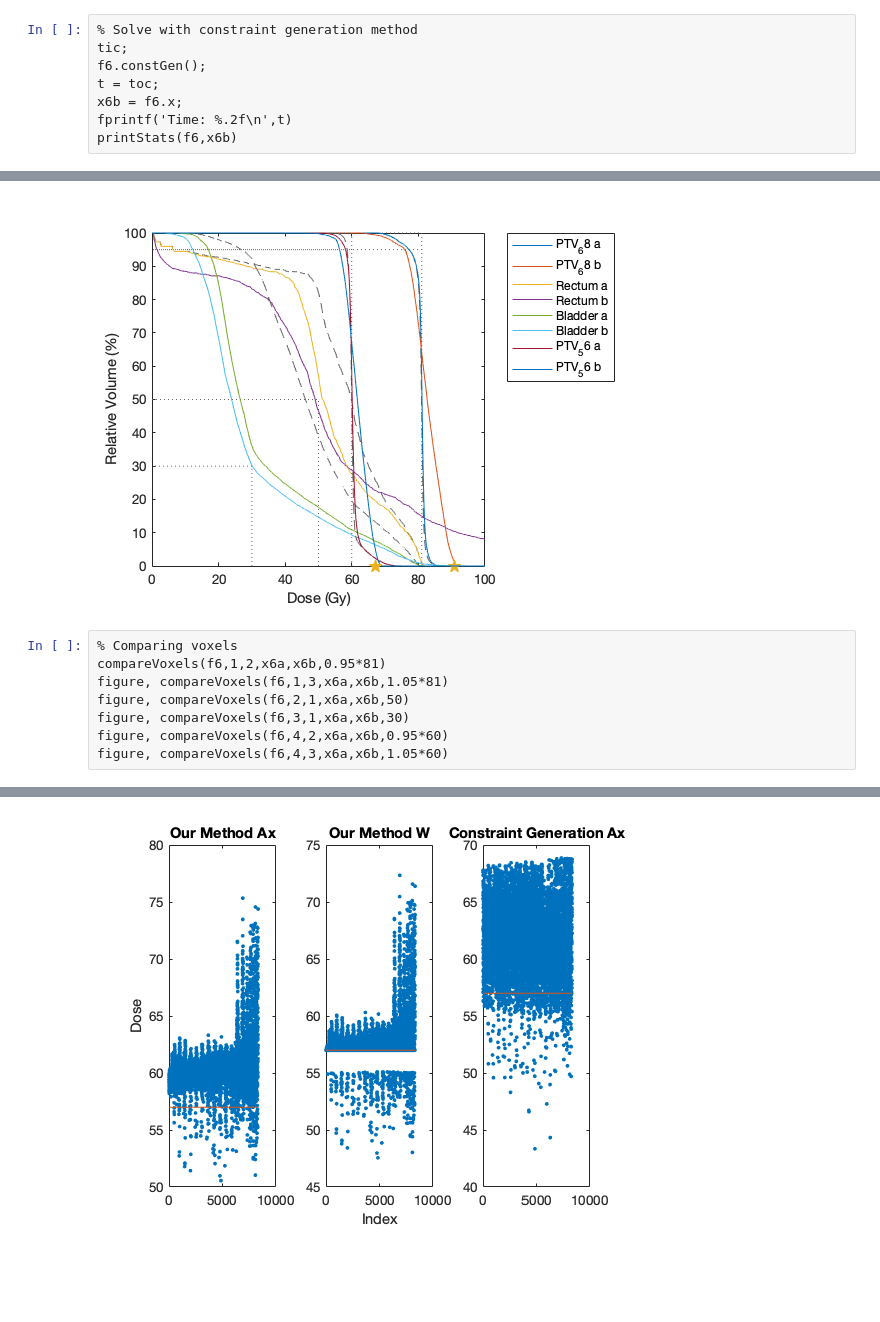
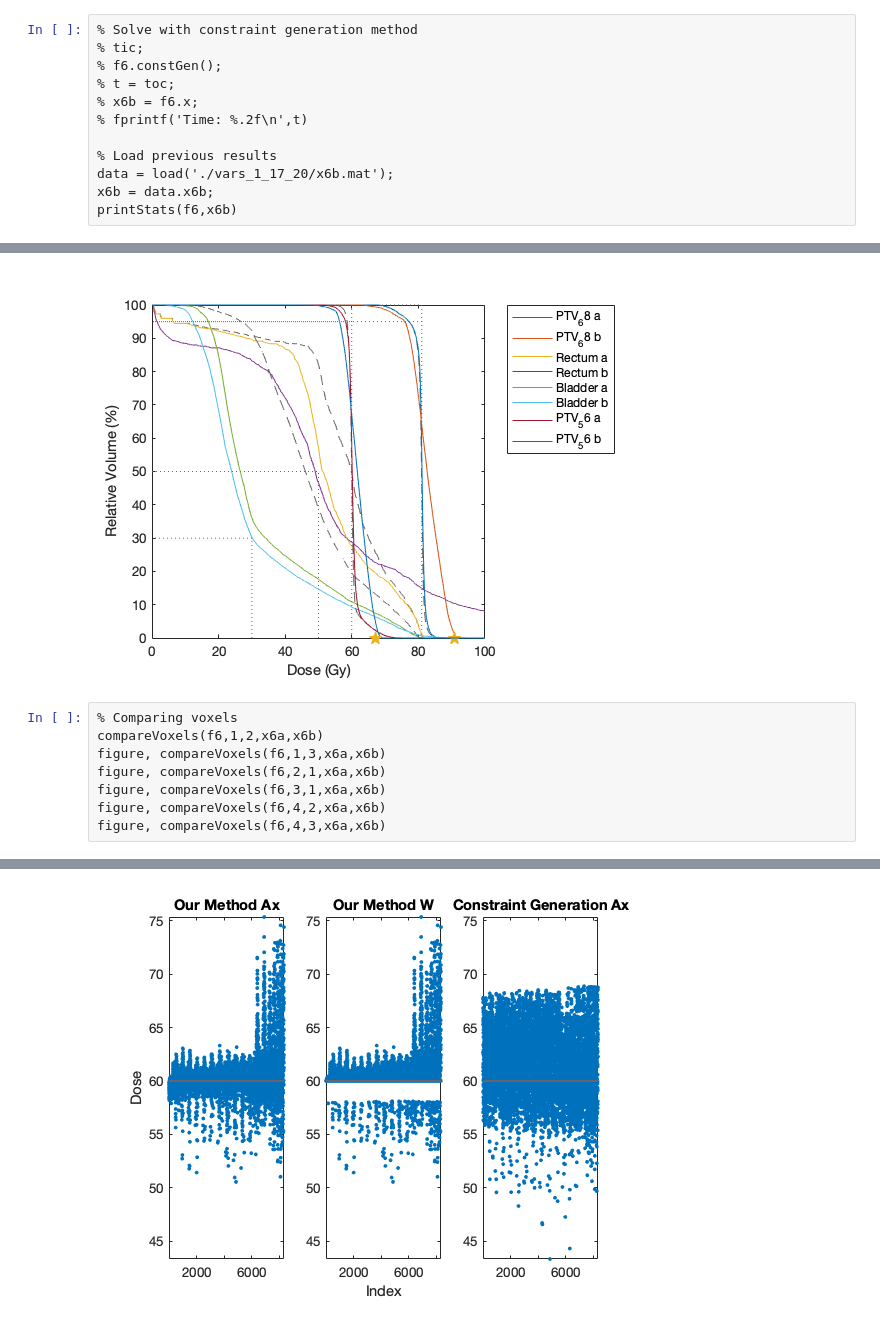
Before and after one commit to kels271828/FluenceMapOpt, a Jupyter notebook: cgmComparison.ipynb, the cells around one changed output, grey strips where cells are left out. Saved outputs shown, nothing was run; the diff lists cells and outputs as text; blank space fills up the shorter version.

Commit message:
fixed dose comparison plots

```diff
--- a/cgmComparison.ipynb
+++ b/cgmComparison.ipynb
@@ -735,10 +768,14 @@ Structure: PTV_56
 * udvc | 2.26 | 6037.20
 # %%
 % Solve with constraint generation method
-tic;
-f6.constGen();
-t = toc;
-x6b = f6.x;
-fprintf('Time: %.2f\n',t)
+% tic;
+% f6.constGen();
+% t = toc;
+% x6b = f6.x;
+% fprintf('Time: %.2f\n',t)
+
+% Load previous results
+data = load('./vars_1_17_20/x6b.mat');
+x6b = data.x6b;
 printStats(f6,x6b)
 # %% [output]
@@ -767,10 +798,10 @@ plotDVHcompare(f6,x6a,x6b)
 [figure]
 # %%
 % Comparing voxels
-compareVoxels(f6,1,2,x6a,x6b,0.95*81)
-figure, compareVoxels(f6,1,3,x6a,x6b,1.05*81)
-figure, compareVoxels(f6,2,1,x6a,x6b,50)
-figure, compareVoxels(f6,3,1,x6a,x6b,30)
-figure, compareVoxels(f6,4,2,x6a,x6b,0.95*60)
-figure, compareVoxels(f6,4,3,x6a,x6b,1.05*60)
+compareVoxels(f6,1,2,x6a,x6b)
+figure, compareVoxels(f6,1,3,x6a,x6b)
+figure, compareVoxels(f6,2,1,x6a,x6b)
+figure, compareVoxels(f6,3,1,x6a,x6b)
+figure, compareVoxels(f6,4,2,x6a,x6b)
+figure, compareVoxels(f6,4,3,x6a,x6b)
 # %% [output]
@@ -778 +809 @@ figure, compareVoxels(f6,4,3,x6a,x6b,1.05*60)
-[figure, old version]
+[figure, new version]
```
Also changed, not shown: parts of 21 cells of this notebook, 1 other file.
